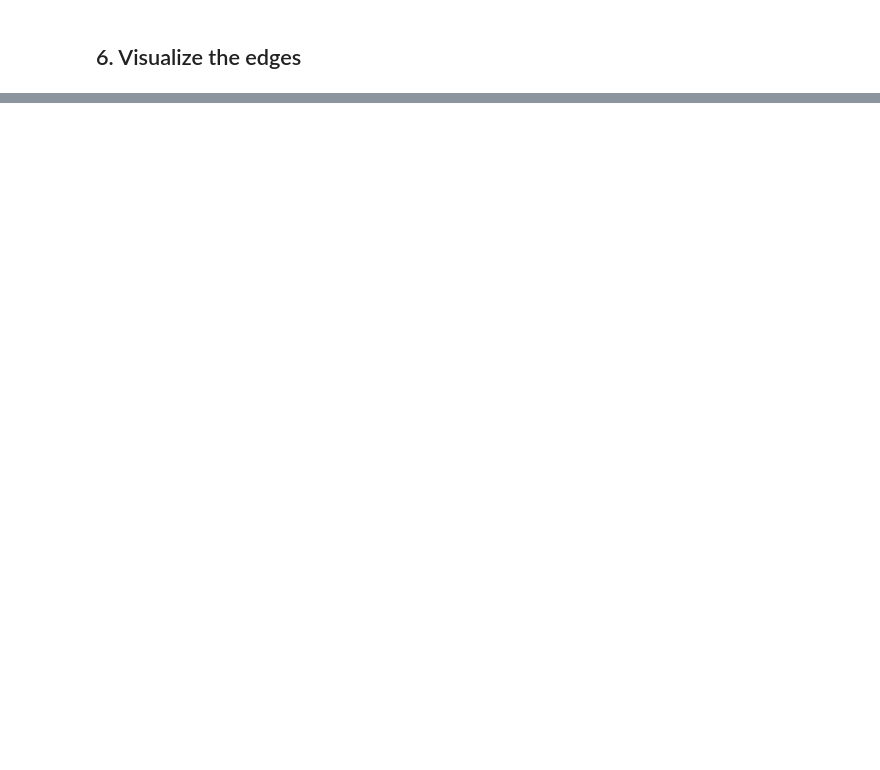
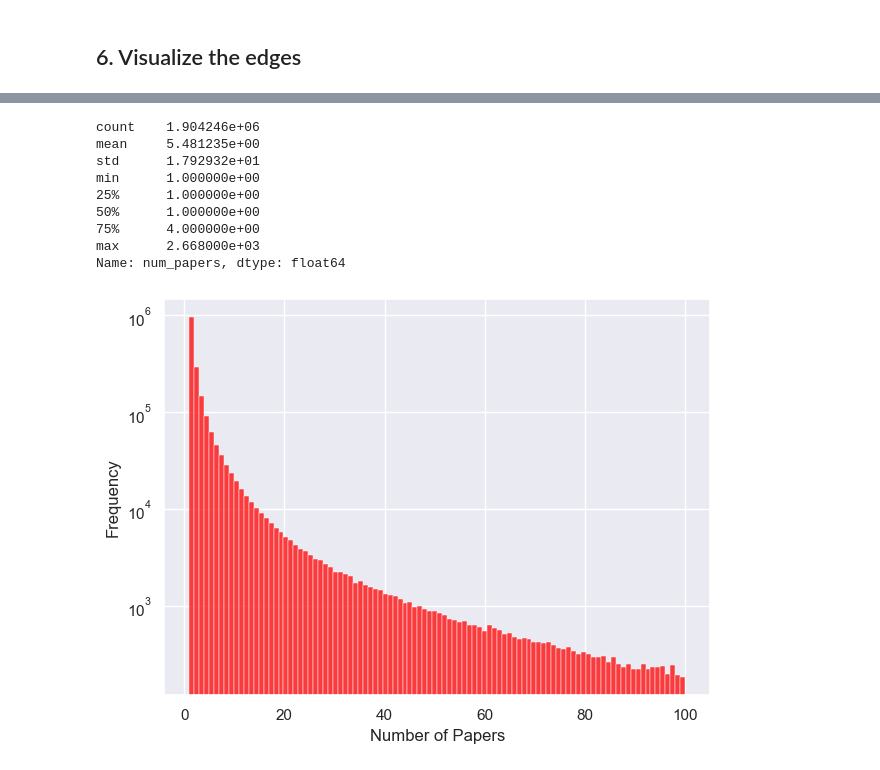
Before and after one commit to mango7789/Social-Network-Mining-DATA130007, a Jupyter notebook: analysis.ipynb, the cells around one changed output, grey strips where cells are left out. Drawn from its saved outputs; the diff is of its cells as text; code cells hidden in the pictures; blank space fills up the shorter version.

```diff
--- a/analysis.ipynb
+++ b/analysis.ipynb
@@ -213,0 +244,8 @@ plt.show()
+# %%
+from utils import load_author_node, load_author_edge
+
+AUTHOR_NODE = config["data"]["author"]["node"]
+AUTHOR_EDGE = config["data"]["author"]["edge"]
+
+df_node = load_author_node(AUTHOR_NODE, False).iloc[2:]
+df_edge = load_author_edge(AUTHOR_EDGE)
@@ -213,0 +286,10 @@ plt.show()
+# %%
+df_node['num_co_authors'] = df_node['co-authors'].apply(lambda x: len(x) if isinstance(x, list) else 0)
+print(df_node['num_co_authors'].describe())
+df_filtered_num_co_authors = df_node[(df_node["num_co_authors"] > 0) & (df_node["num_co_authors"] <= 100)]
+
+sns.histplot(df_filtered_num_co_authors['num_co_authors'], color='purple', kde=True, bins=100)
+plt.xlabel('Number of Co-authors')
+plt.ylabel('Frequency')
+plt.tight_layout()
+plt.show()
@@ -213,0 +307,22 @@ plt.show()
+# %%
+df_node['num_papers'] = df_node['papers'].apply(lambda x: len(x))
+print(df_node["num_papers"].describe())
+df_filtered_num_papers = df_node[(df_node["num_papers"] > 0) & (df_node["num_papers"] <= 100)]
+
+sns.histplot(df_filtered_num_papers['num_papers'], color='red', bins=100)
+plt.xlabel('Number of Papers')
+plt.ylabel('Frequency')
+plt.yscale("log")
+plt.tight_layout()
+plt.show()
+# %% [output]
+count    1.904246e+06
+mean     5.481235e+00
+std      1.792932e+01
+min      1.000000e+00
+25%      1.000000e+00
+50%      1.000000e+00
+75%      4.000000e+00
+max      2.668000e+03
+Name: num_papers, dtype: float64
+[figure, added]
```
Also changed, not shown: parts of 14 cells of this notebook, 2 other files.
